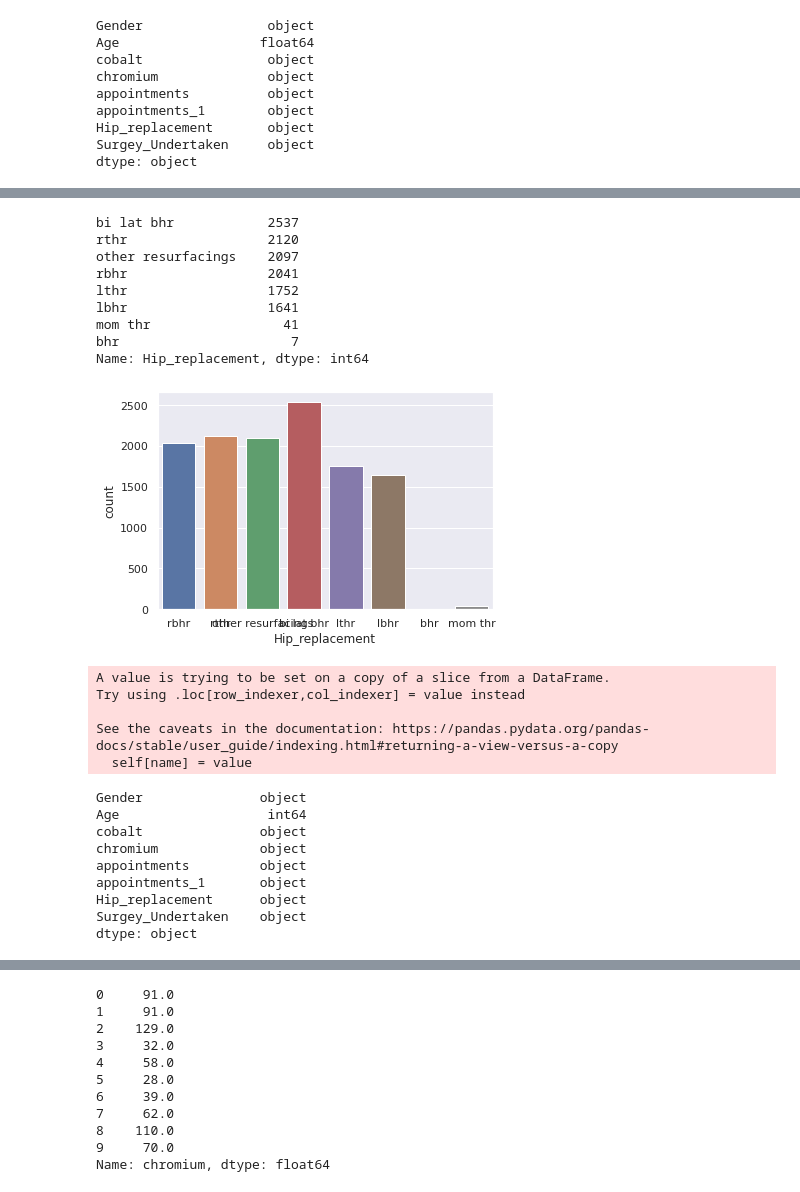
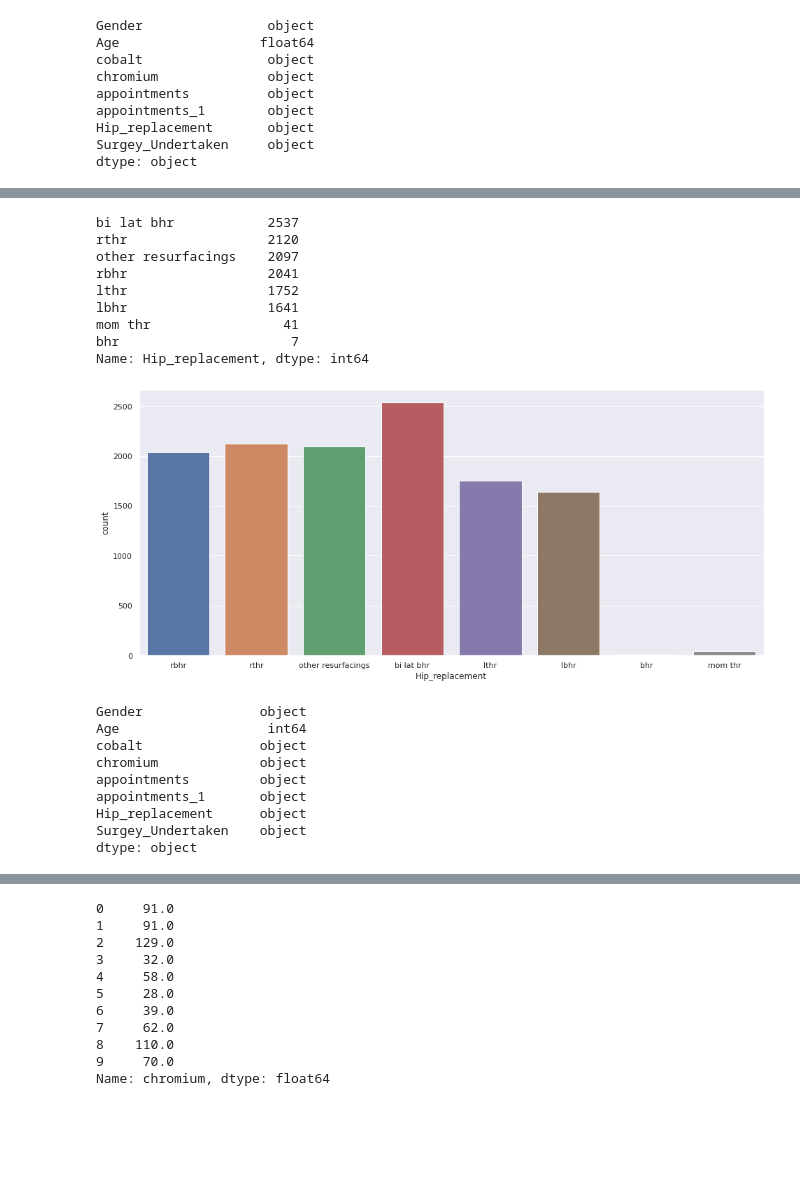
Before and after one commit to Hamza1122/ML-Ass, a Jupyter notebook: Untitled13.ipynb, the cells around one changed output, grey strips where cells are left out. Cells and saved outputs as stored; diff of their text form; code cells hidden in the pictures; blank space fills up the shorter version.

```diff
--- a/Untitled13.ipynb
+++ b/Untitled13.ipynb
@@ -86,7 +87,7 @@ dtype: object
 # %%
 #Number of male and female in a dataset
 #Number of gender are displayed below using both numbers and graph
-
+df['Gender']=df['Gender'].replace('Unknown','Male')
 df.Gender.value_counts()
 sns.set(style="darkgrid")
 ax = sns.countplot(x="Gender",data=df)
@@ -114,21 +115,22 @@ Name: Surgey_Undertaken, dtype: int64
 # %%
 #Hip replacement
-
+fig_dims = (16,7)
+fig, ax = plt.subplots(figsize=fig_dims)
 df['Hip_replacement']=df['Hip_replacement'].str.lower()
 sns.set(style="darkgrid")
-ax = sns.countplot(x="Hip_replacement",data=df)
+ax = sns.countplot(x="Hip_replacement",ax=ax,data=df)
 df.Hip_replacement.value_counts()
 # %% [output]
 bi lat bhr            2537
 rthr                  2120
 other resurfacings    2097
 rbhr                  2041
 lthr                  1752
 lbhr                  1641
 mom thr                 41
 bhr                      7
 Name: Hip_replacement, dtype: int64
-[figure, old version]
+[figure, new version]
 # %%
 #As there were some Age values which were less than zero so we replace them with median
 df[df.Age<0]=df['Age'].median()
@@ -136,17 +138,12 @@ df=df.dropna()
 df.Age = df.Age.astype(int)   #changing the datatype of a column
 df.dtypes
 # %% [output]
-A value is trying to be set on a copy of a slice from a DataFrame.
-Try using .loc[row_indexer,col_indexer] = value instead
-
-See the caveats in the documentation: https://pandas.pydata.org/pandas-docs/stable/user_guide/indexing.html#returning-a-view-versus-a-copy
-  self[name] = value
+Gender               object
+Age                   int64
+cobalt               object
+chromium             object
+appointments         object
+appointments_1       object
+Hip_replacement      object
+Surgey_Undertaken    object
+dtype: object
-Gender               object
-Age                   int64
-cobalt               object
-chromium             object
-appointments         object
-appointments_1       object
-Hip_replacement      object
-Surgey_Undertaken    object
-dtype: object
```
Also changed, not shown: parts of 22 cells of this notebook.
